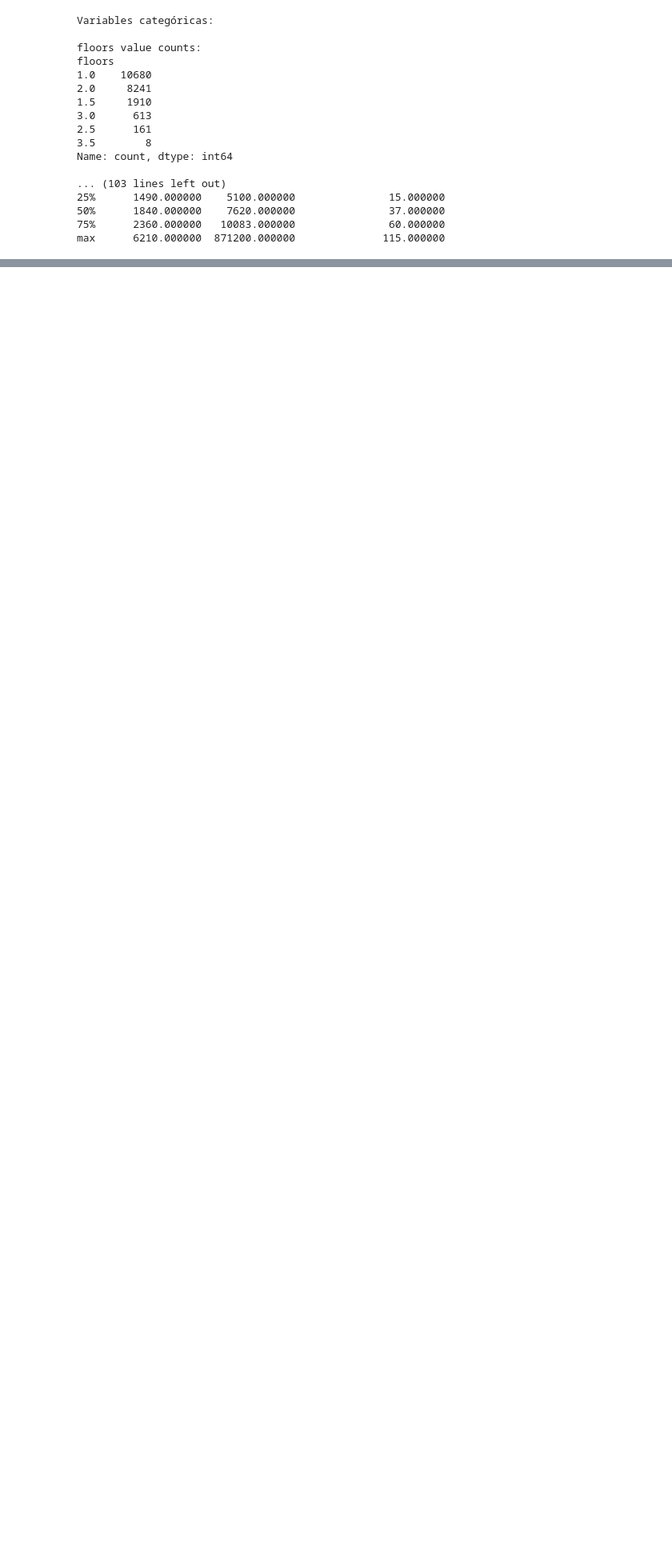
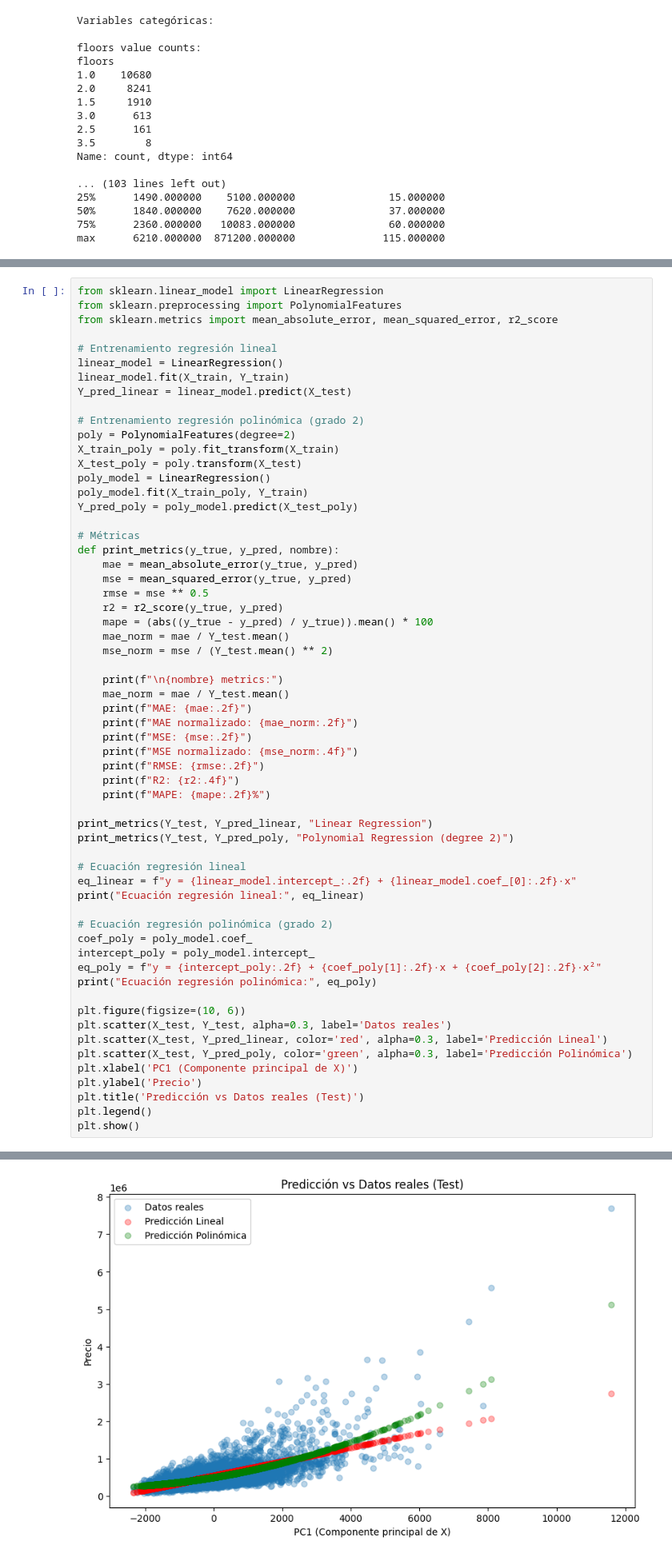
Before and after one commit to lduquefUnal/Analitica, a Jupyter notebook: analitica.ipynb, the cells around one changed output, grey strips where cells are left out. Shown at 80% size. Drawn from its saved outputs; the diff is of its cells as text; blank space fills up the shorter version.

```diff
--- a/analitica.ipynb
+++ b/analitica.ipynb
@@ -160,0 +343,61 @@ Esta manipulación permite entender la estructura del dataset y preparar los dat
+# %%
+from sklearn.linear_model import LinearRegression
+from sklearn.preprocessing import PolynomialFeatures
+from sklearn.metrics import mean_absolute_error, mean_squared_error, r2_score
+
+# Entrenamiento regresión lineal
+linear_model = LinearRegression()
+linear_model.fit(X_train, Y_train)
+Y_pred_linear = linear_model.predict(X_test)
+
+# Entrenamiento regresión polinómica (grado 2)
+poly = PolynomialFeatures(degree=2)
+X_train_poly = poly.fit_transform(X_train)
+X_test_poly = poly.transform(X_test)
+poly_model = LinearRegression()
+poly_model.fit(X_train_poly, Y_train)
+Y_pred_poly = poly_model.predict(X_test_poly)
+
+# Métricas
+def print_metrics(y_true, y_pred, nombre):
+    mae = mean_absolute_error(y_true, y_pred)
+    mse = mean_squared_error(y_true, y_pred)
+    rmse = mse ** 0.5
+    r2 = r2_score(y_true, y_pred)
+    mape = (abs((y_true - y_pred) / y_true)).mean() * 100
+    mae_norm = mae / Y_test.mean()
+    mse_norm = mse / (Y_test.mean() ** 2)
+
+    print(f"\n{nombre} metrics:")
+    mae_norm = mae / Y_test.mean()
+    print(f"MAE: {mae:.2f}")
+    print(f"MAE normalizado: {mae_norm:.2f}")
+    print(f"MSE: {mse:.2f}")
+    print(f"MSE normalizado: {mse_norm:.4f}")
+    print(f"RMSE: {rmse:.2f}")
+    print(f"R2: {r2:.4f}")
+    print(f"MAPE: {mape:.2f}%")
+
+print_metrics(Y_test, Y_pred_linear, "Linear Regression")
+print_metrics(Y_test, Y_pred_poly, "Polynomial Regression (degree 2)")
+
+# Ecuación regresión lineal
+eq_linear = f"y = {linear_model.intercept_:.2f} + {linear_model.coef_[0]:.2f}·x"
+print("Ecuación regresión lineal:", eq_linear)
+
+# Ecuación regresión polinómica (grado 2)
+coef_poly = poly_model.coef_
+intercept_poly = poly_model.intercept_
+eq_poly = f"y = {intercept_poly:.2f} + {coef_poly[1]:.2f}·x + {coef_poly[2]:.2f}·x²"
+print("Ecuación regresión polinómica:", eq_poly)
+
+plt.figure(figsize=(10, 6))
+plt.scatter(X_test, Y_test, alpha=0.3, label='Datos reales')
+plt.scatter(X_test, Y_pred_linear, color='red', alpha=0.3, label='Predicción Lineal')
+plt.scatter(X_test, Y_pred_poly, color='green', alpha=0.3, label='Predicción Polinómica')
+plt.xlabel('PC1 (Componente principal de X)')
+plt.ylabel('Precio')
+plt.title('Predicción vs Datos reales (Test)')
+plt.legend()
+plt.show()
+# %% [output]
@@ -160,0 +423 @@ Esta manipulación permite entender la estructura del dataset y preparar los dat
+[figure, added]
```
Also changed, not shown: parts of 24 cells of this notebook, 2 other files.
